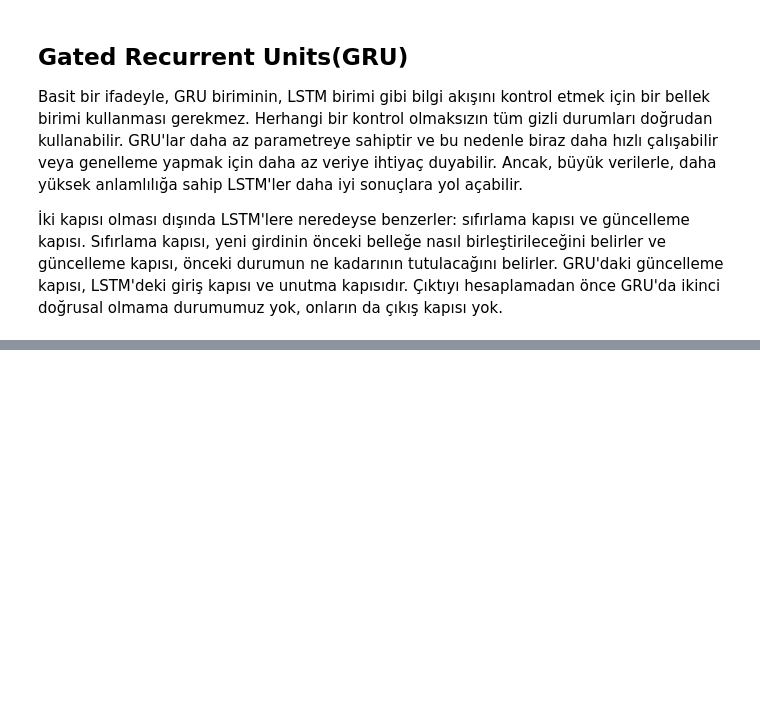
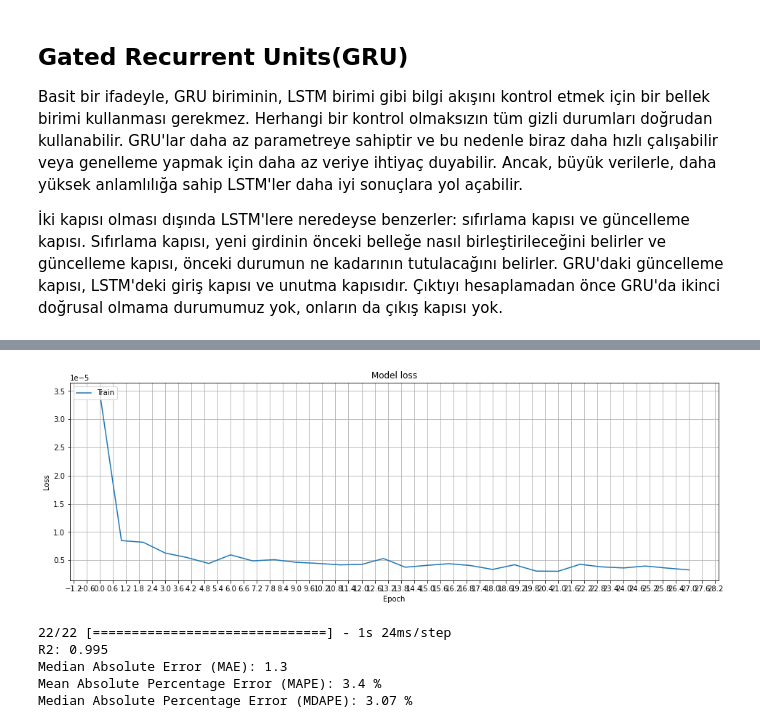
Before and after one commit to mustafaktaas/Python_StockPricePrediction_MachineLearning, a Jupyter notebook: StockPricePrediction_GRU.ipynb, the cells around one changed output, grey strips where cells are left out. Drawn from its saved outputs; the diff is of its cells as text; code cells hidden in the pictures; blank space fills up the shorter version.

```diff
--- a/StockPricePrediction_GRU.ipynb
+++ b/StockPricePrediction_GRU.ipynb
@@ -181,3 +197,6 @@ print(y_train[0])
 Basit bir ifadeyle, GRU biriminin, LSTM birimi gibi bilgi akışını kontrol etmek için bir bellek birimi kullanması gerekmez. Herhangi bir kontrol olmaksızın tüm gizli durumları doğrudan kullanabilir. GRU'lar daha az parametreye sahiptir ve bu nedenle biraz daha hızlı çalışabilir veya genelleme yapmak için daha az veriye ihtiyaç duyabilir. Ancak, büyük verilerle, daha yüksek anlamlılığa sahip LSTM'ler daha iyi sonuçlara yol açabilir.
 
 İki kapısı olması dışında LSTM'lere neredeyse benzerler: sıfırlama kapısı ve güncelleme kapısı. Sıfırlama kapısı, yeni girdinin önceki belleğe nasıl birleştirileceğini belirler ve güncelleme kapısı, önceki durumun ne kadarının tutulacağını belirler. GRU'daki güncelleme kapısı, LSTM'deki giriş kapısı ve unutma kapısıdır. Çıktıyı hesaplamadan önce GRU'da ikinci doğrusal olmama durumumuz yok, onların da çıkış kapısı yok.
+# %%
+n_neurons = x_train.shape[1] * x_train.shape[2]
+print(n_neurons, x_train.shape[1], x_train.shape[2])
@@ -183,0 +205,23 @@ Basit bir ifadeyle, GRU biriminin, LSTM birimi gibi bilgi akışını kontrol et
+# %%
+model = Sequential()
+
+model.add(GRU(n_neurons, return_sequences=True, input_shape=(x_train.shape[1], x_train.shape[2])))
+
+model.add(GRU(units=50, return_sequences=False))
+
+model.add(Dense(5))
+
+model.add(Dense(1))
+
+model.compile(optimizer='adam', loss='mse')
+# %%
+callbacks = EarlyStopping(monitor = "loss",patience = 6,verbose = 1)
+# %%
+epochs = 50
+batch_size = 16
+history = model.fit(x_train, y_train,
+                    batch_size=batch_size,
+                    epochs=epochs,
+                    validation_data=(x_test, y_test),
+                    callbacks = [callbacks]
+                   )
@@ -183,0 +246,35 @@ Basit bir ifadeyle, GRU biriminin, LSTM birimi gibi bilgi akışını kontrol et
+# %%
+fig, ax = plt.subplots(figsize=(16, 5), sharex=True)
+sns.lineplot(data=history.history["loss"])
+plt.title("Model loss")
+plt.ylabel("Loss")
+plt.xlabel("Epoch")
+ax.xaxis.set_major_locator(plt.MaxNLocator(epochs))
+plt.legend(["Train", "Test"], loc="upper left")
+plt.grid()
+plt.show()
+# %% [output]
+[figure, added]
+# %%
+y_pred_scaled = model.predict(x_test)
+
+y_pred = scaler_pred.inverse_transform(y_pred_scaled)
+y_test_unscaled = scaler_pred.inverse_transform(y_test.reshape(-1, 1))
+
+R2 = r2_score(y_test_unscaled, y_pred)
+print(f'R2: {np.round(R2, 3)}')
+
+MAE = mean_absolute_error(y_test_unscaled, y_pred)
+print(f'Median Absolute Error (MAE): {np.round(MAE, 2)}')
+
+MAPE = np.mean((np.abs(np.subtract(y_test_unscaled, y_pred)/ y_test_unscaled))) * 100
+print(f'Mean Absolute Percentage Error (MAPE): {np.round(MAPE, 2)} %')
+
+MDAPE = np.median((np.abs(np.subtract(y_test_unscaled, y_pred)/ y_test_unscaled)) ) * 100
+print(f'Median Absolute Percentage Error (MDAPE): {np.round(MDAPE, 2)} %')
+# %% [output]
+22/22 [==============================] - 1s 24ms/step
+R2: 0.995
+Median Absolute Error (MAE): 1.3
+Mean Absolute Percentage Error (MAPE): 3.4 %
+Median Absolute Percentage Error (MDAPE): 3.07 %
```
Also changed, not shown: parts of 46 cells of this notebook.
